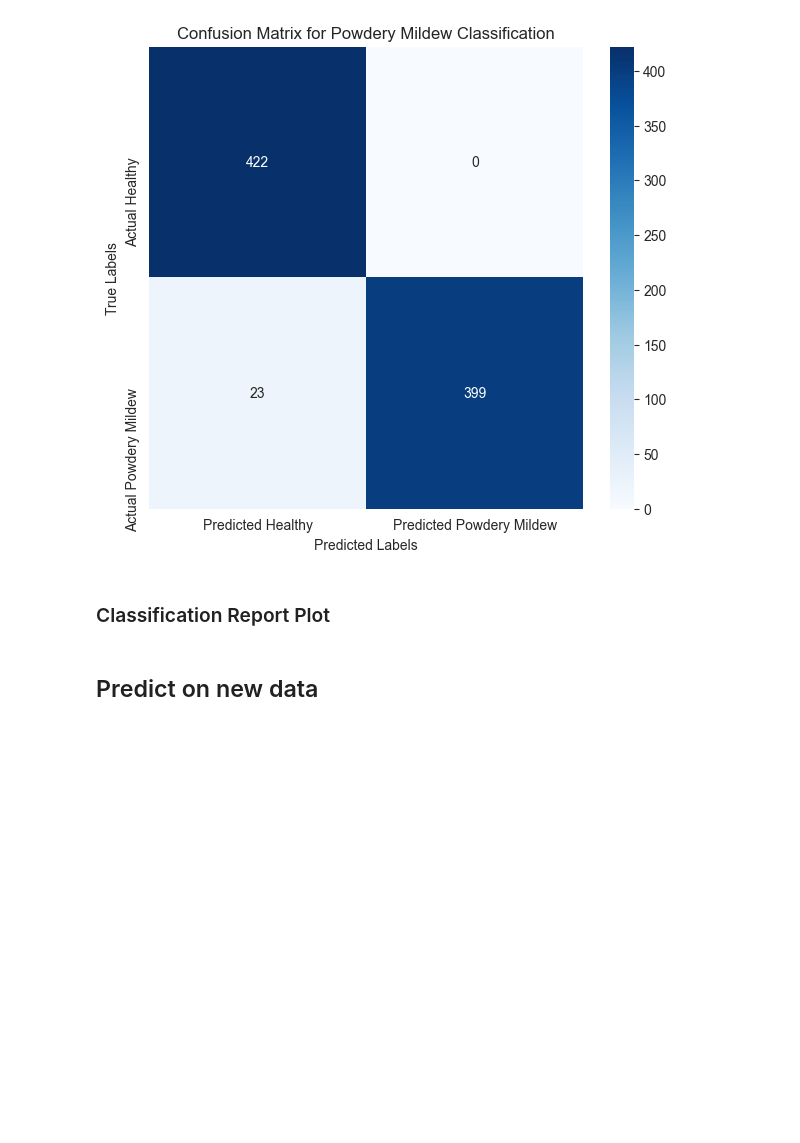
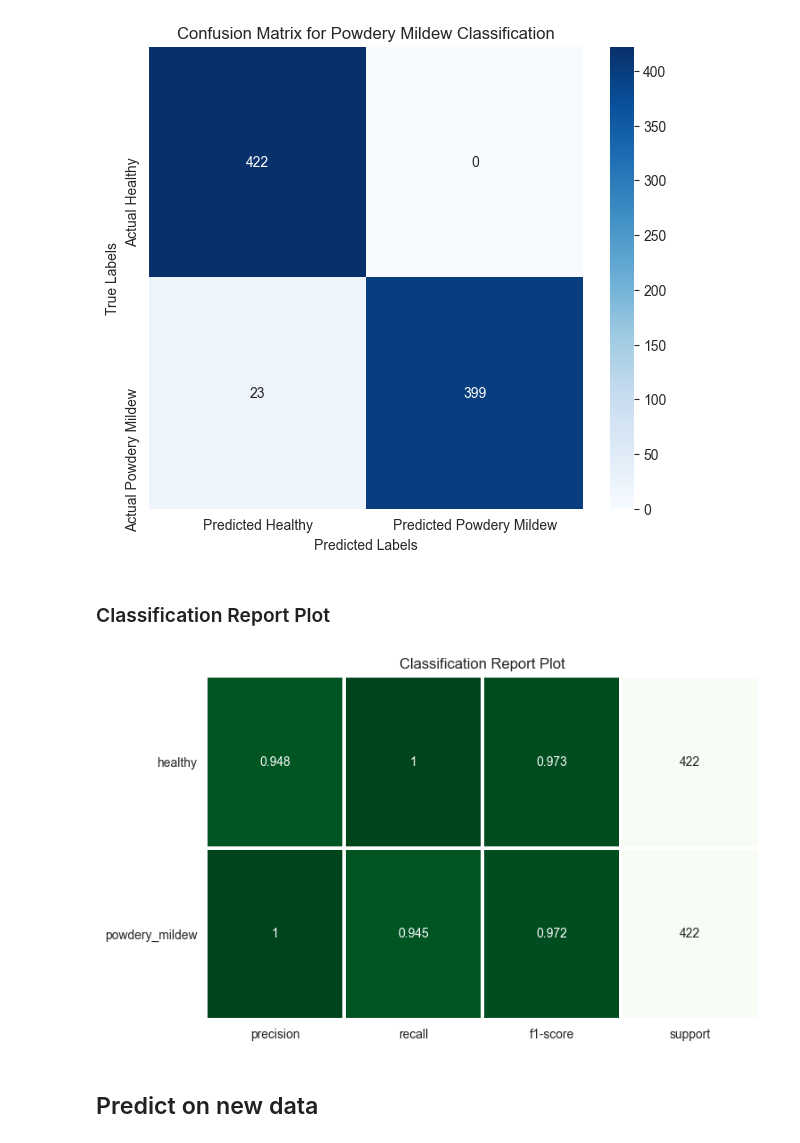
Before and after one commit to oks-erm/ML-mildew-detection, a Jupyter notebook: jupyter_notebooks/03 - Model_Training_and_Evaluation.ipynb, the cells around one changed output. Drawn from its saved outputs; the diff is of its cells as text; code cells hidden in the pictures; blank space fills up the shorter version.

Commit message:
Optimise imports and variable definitions

```diff
--- a/jupyter_notebooks/03 - Model_Training_and_Evaluation.ipynb
+++ b/jupyter_notebooks/03 - Model_Training_and_Evaluation.ipynb
@@ -548,7 +530,10 @@ plt.xlabel('Predicted Labels')
 plt.ylabel('True Labels')
 plt.savefig(f'{file_path}/confusion_matrix.png', bbox_inches='tight', dpi=150)
 
-print(classification_report(test_set.classes, y_pred, target_names=target_names))
+clf_report = classification_report(
+    test_set.classes, y_pred, target_names=target_names)
+
+print(clf_report)
 # %% [output]
                 precision    recall  f1-score   support
 
@@ -562,55 +547,41 @@ Powdery Mildew       1.00      0.95      0.97       422
 # %% [markdown]
 ### Classification Report Plot
 # %%
-import matplotlib as mpl
-import matplotlib.pyplot as plt
-import numpy as np
-import pandas as pd
-import seaborn as sns
-import pathlib
+# Convert dictionary to pandas dataframe and sort by support column
+keys_to_plot = [key for key in clf_report.keys() if key not in (
+    'accuracy', 'macro avg', 'weighted avg')]
+df = pd.DataFrame(clf_report, columns=keys_to_plot).T
+df = df.sort_values(by=['support'], ascending=True)
 
-def plot_classification_report(y_true, y_pred, title='Classification Report', target_names=None, save_fig_path=None, **kwargs):
+mask = np.zeros(df.shape)
+mask[:, -1] = True
+cmap = 'Greens'
+norm = mpl.colors.Normalize(vmin=df['support'].min(), vmax=df['support'].sum())
 
-    # Create a dictionary with classification report metrics
-    clf_report = classification_report(y_true, y_pred, output_dict=True, **kwargs)
+# Create heatmap with masked support column
+fig, ax = plt.subplots(figsize=(8, 5))
+ax = sns.heatmap(df, mask=mask, annot=True, cmap=cmap, fmt='.3g',
+                 cbar=False, linewidths=.4, linecolor='white', vmin=0.0, vmax=1.0)
 
-    # Convert dictionary to pandas dataframe and sort by support column
-    keys_to_plot = [key for key in clf_report.keys() if key not in ('accuracy', 'macro avg', 'weighted avg')]
-    df = pd.DataFrame(clf_report, columns=keys_to_plot).T
-    df = df.sort_values(by=['support'], ascending=True)
+# Create heatmap with support column normalized colors
+mask = np.zeros(df.shape)
+mask[:, :-1] = True
+ax = sns.heatmap(df, mask=mask, annot=True, cmap=cmap, cbar=False, linewidths=2,
+                 linecolor='white', fmt='.0f', vmin=df['support'].min(), vmax=df['support'].sum(), norm=norm)
 
-    # Define heatmap mask to show support column
-    mask = np.zeros(df.shape)
-    mask[:, -1] = True
+# Plot title and y-axis labels
+plt.title('Classification Report Plot')
+if labels is not None:
+    classes = labels
+else:
+    classes = [str(i) for i in range(len(df.index))]
+plt.yticks(np.arange(len(classes))+.5, classes, rotation=0)
 
-    # Define heatmap colors and settings
-    cmap = mpl.cm.YlGn
-    norm = mpl.colors.Normalize(vmin=df['support'].min(), vmax=df['support'].sum())
-
-    # Create heatmap with masked support column
-    fig, ax = plt.subplots(figsize=(8, 5))
-    ax = sns.heatmap(df, mask=mask, annot=True, cmap=cmap, fmt='.3g', cbar=False, linewidths=.4, linecolor='white', vmin=0.0, vmax=1.0)
-
-    # Create heatmap with support column normalized colors
-    mask = np.zeros(df.shape)
-    mask[:, :-1] = True
-    ax = sns.heatmap(df, mask=mask, annot=True, cmap=cmap, cbar=False, linewidths=2, linecolor='white', fmt='.0f', vmin=df['support'].min(), vmax=df['support'].sum(), norm=norm)
-
-    # Set plot title and y-axis labels
-    plt.title(title)
-    if target_names is not None:
-        classes = target_names
-    else:
-        classes = [str(i) for i in range(len(df.index))]
-    plt.yticks(np.arange(len(classes))+.5, classes, rotation=0)
-
-    # Save plot to file if save_fig_path is specified
-    if save_fig_path is not None:
-        path = pathlib.Path(save_fig_path)
-        path.parent.mkdir(parents=True, exist_ok=True)
-        fig.savefig(save_fig_path)
-
-    return fig, ax
+# Save plot to file
+plt.savefig(f'{file_path}/classification_report.png',
+            bbox_inches='tight', dpi=150)
+# %% [output]
+[figure, added]
 # %% [markdown]
 ## Predict on new data
 # %% [markdown]
```
Also changed, not shown: parts of 11 cells of this notebook.
